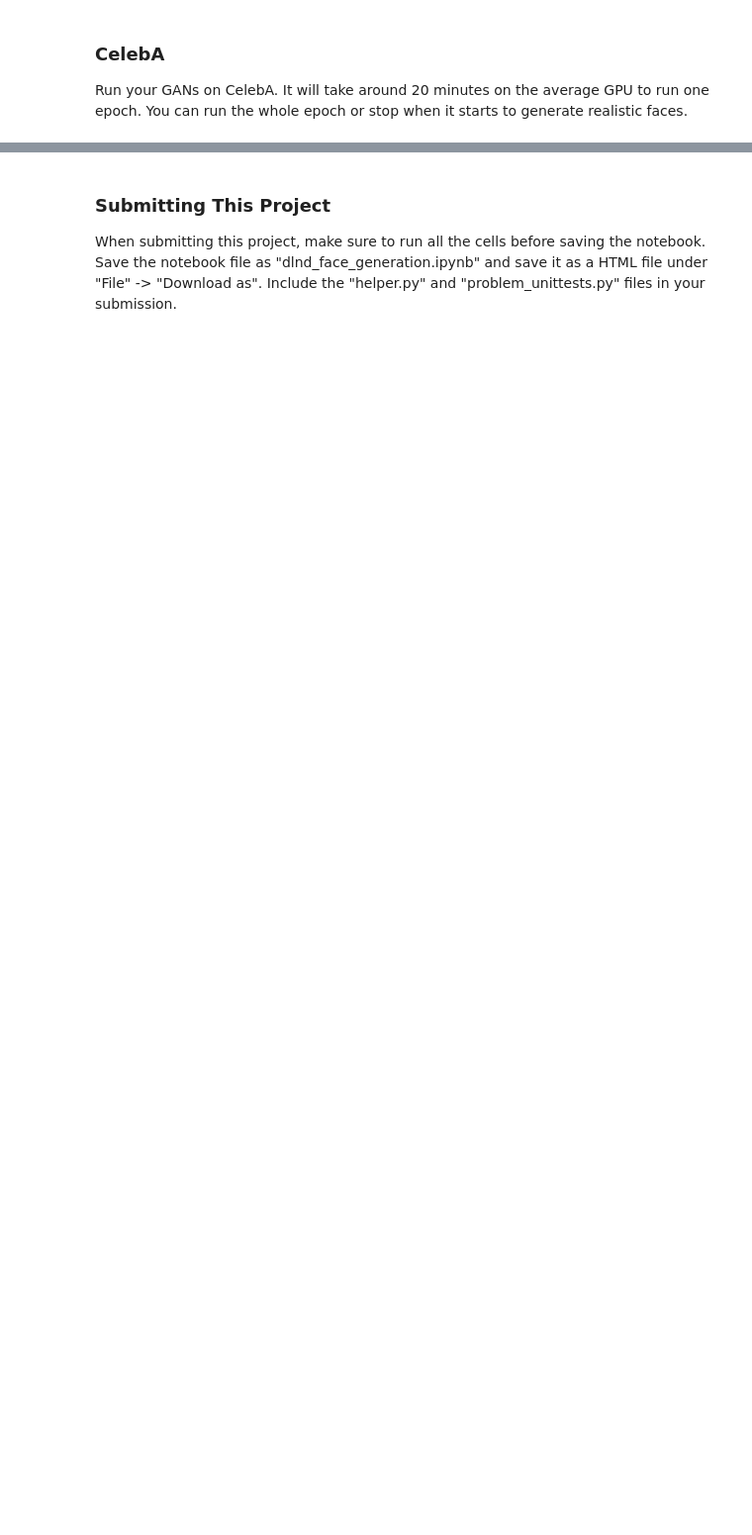
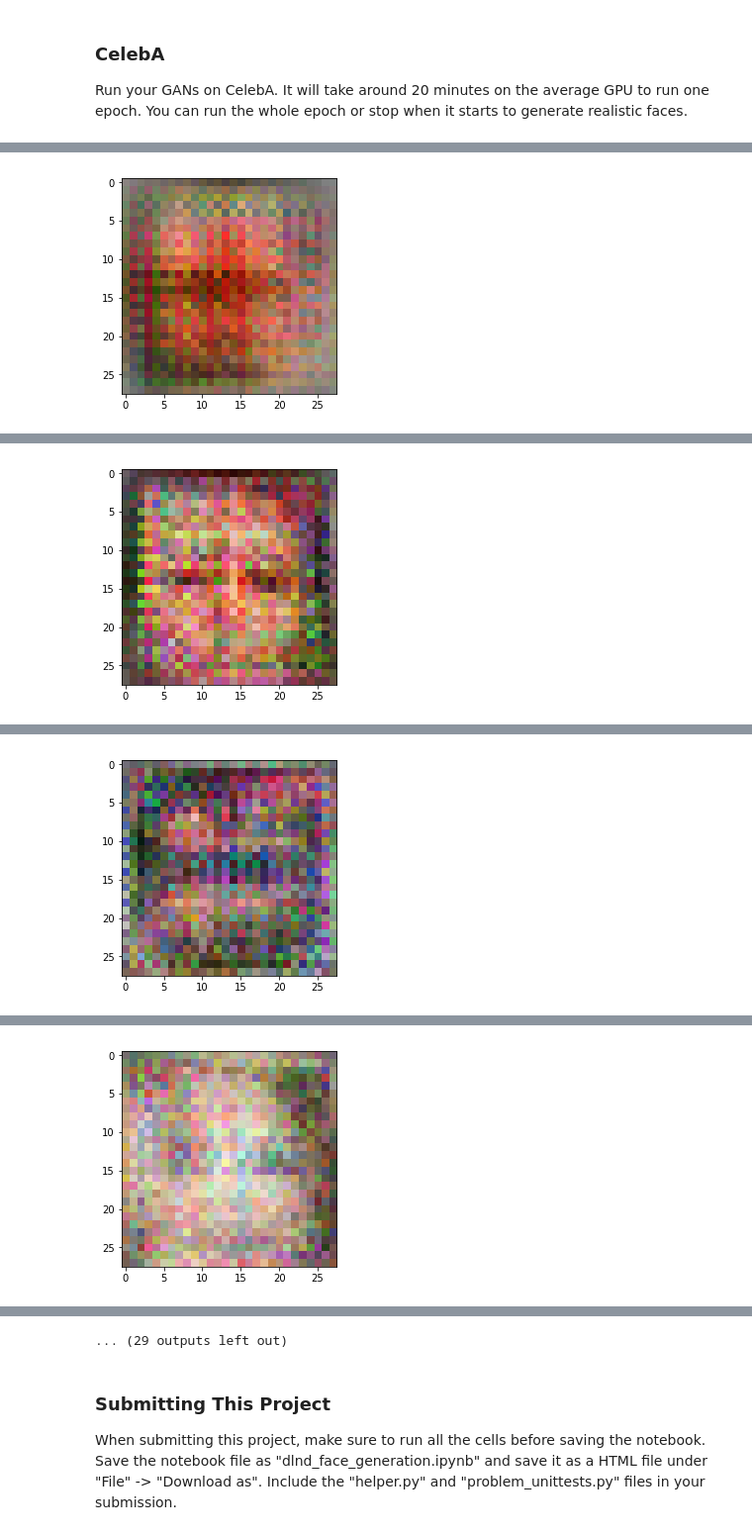
Before and after one commit to RamuIMC/deep_learning_face_recognition, a Jupyter notebook: dlnd_face_generation.ipynb, the cells around one changed output, grey strips where cells are left out. Shown at 99% size. Cells and saved outputs as stored; diff of their text form; code cells hidden in the pictures; blank space fills up the shorter version.

```diff
--- a/dlnd_face_generation.ipynb
+++ b/dlnd_face_generation.ipynb
@@ -462,10 +488,10 @@ Epoch 1/25... Discriminator Loss: 0.0000... Generator Loss: 11.0017
 ### CelebA
 Run your GANs on CelebA.  It will take around 20 minutes on the average GPU to run one epoch.  You can run the whole epoch or stop when it starts to generate realistic faces.
 # %%
-batch_size = 128
+batch_size = 100
 z_dim = 100
-learning_rate = 0.001
-beta1 = 0.5
+learning_rate = 0.0001
+beta1 = 0.1
 
 
 """
@@ -477,3 +503,4 @@ celeba_dataset = helper.Dataset('celeba', glob(os.path.join(data_dir, 'img_align
 with tf.Graph().as_default():
     train(epochs, batch_size, z_dim, learning_rate, beta1, celeba_dataset.get_batches,
           celeba_dataset.shape, celeba_dataset.image_mode)
+# %% [output]
@@ -479,0 +520 @@ with tf.Graph().as_default():
+[figure, added]
@@ -479,0 +531 @@ with tf.Graph().as_default():
+[figure, added]
@@ -479,0 +542 @@ with tf.Graph().as_default():
+[figure, added]
@@ -479,0 +553 @@ with tf.Graph().as_default():
+[figure, added]
@@ -480,3 +576,4 @@ with tf.Graph().as_default():
+... (29 outputs left out)
 # %% [markdown]
 ### Submitting This Project
 When submitting this project, make sure to run all the cells before saving the notebook. Save the notebook file as "dlnd_face_generation.ipynb" and save it as a HTML file under "File" -> "Download as". Include the "helper.py" and "problem_unittests.py" files in your submission.
```
Also changed, not shown: parts of 2 cells of this notebook, 1 other file.
